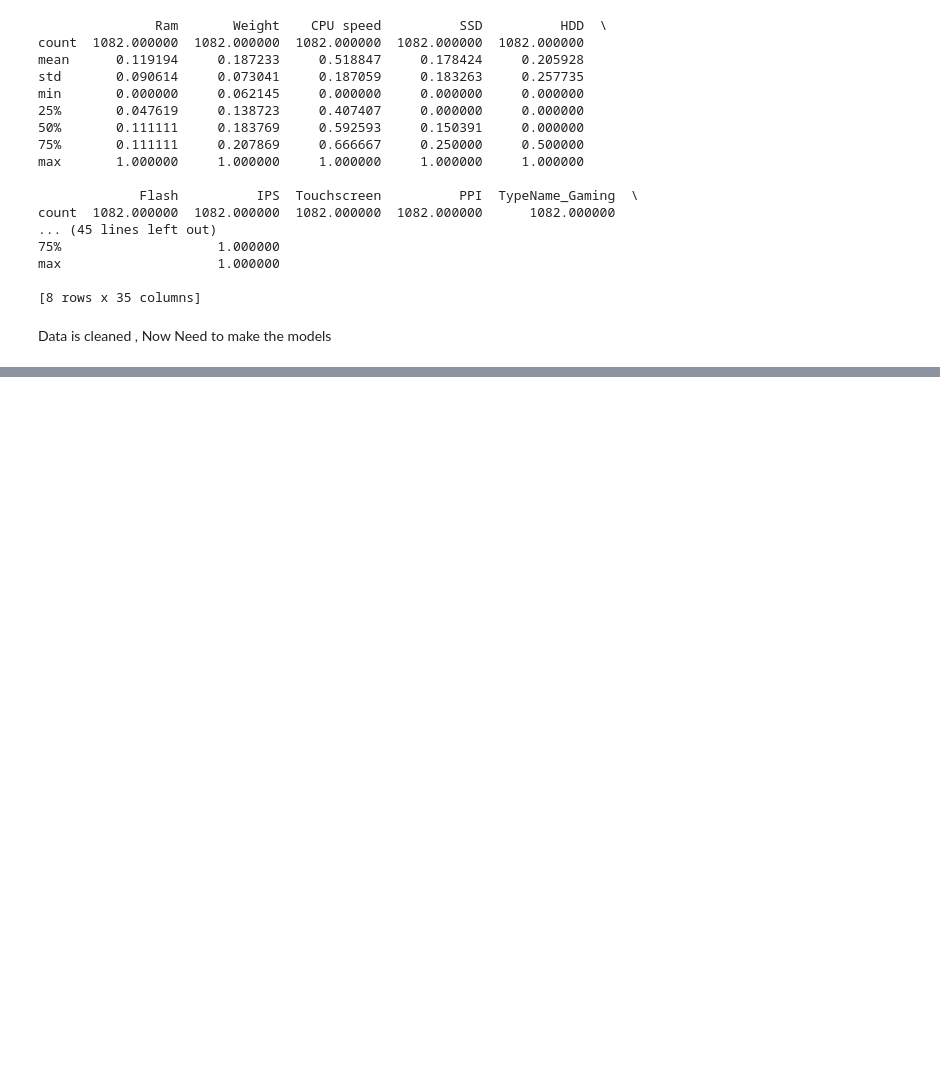
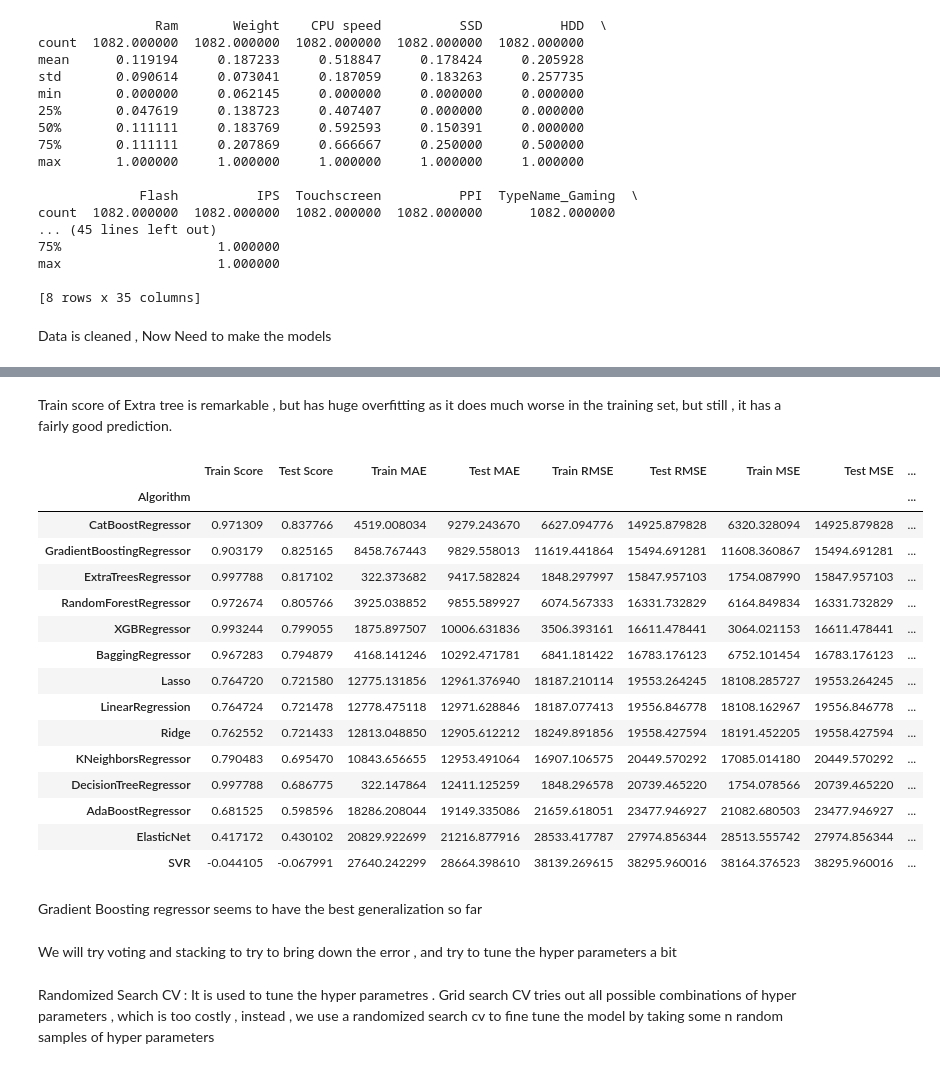
Before and after one commit to Lucius-40/ML-projects, a Jupyter notebook: Laptop Price Prediction/clean_and_predict.ipynb, the cells around one changed output, grey strips where cells are left out. Saved outputs shown, nothing was run; the diff lists cells and outputs as text; code cells hidden in the pictures; blank space fills up the shorter version.

```diff
--- a/Laptop Price Prediction/clean_and_predict.ipynb
+++ b/Laptop Price Prediction/clean_and_predict.ipynb
@@ -467,0 +489,28 @@ results
+# %% [markdown]
+Train score of Extra tree is remarkable , but has huge overfitting as it does much worse in the training set, but still , it has  a fairly good prediction.
+# %%
+results2
+# %% [output]
+|  | Train Score | Test Score | Train MAE | Test MAE | Train RMSE | Test RMSE | Train MSE | Test MSE | ... |
+| Algorithm |  |  |  |  |  |  |  |  | ... |
+| CatBoostRegressor | 0.971309 | 0.837766 | 4519.008034 | 9279.243670 | 6627.094776 | 14925.879828 | 6320.328094 | 14925.879828 | ... |
+| GradientBoostingRegressor | 0.903179 | 0.825165 | 8458.767443 | 9829.558013 | 11619.441864 | 15494.691281 | 11608.360867 | 15494.691281 | ... |
+| ExtraTreesRegressor | 0.997788 | 0.817102 | 322.373682 | 9417.582824 | 1848.297997 | 15847.957103 | 1754.087990 | 15847.957103 | ... |
+| RandomForestRegressor | 0.972674 | 0.805766 | 3925.038852 | 9855.589927 | 6074.567333 | 16331.732829 | 6164.849834 | 16331.732829 | ... |
+| XGBRegressor | 0.993244 | 0.799055 | 1875.897507 | 10006.631836 | 3506.393161 | 16611.478441 | 3064.021153 | 16611.478441 | ... |
+| BaggingRegressor | 0.967283 | 0.794879 | 4168.141246 | 10292.471781 | 6841.181422 | 16783.176123 | 6752.101454 | 16783.176123 | ... |
+| Lasso | 0.764720 | 0.721580 | 12775.131856 | 12961.376940 | 18187.210114 | 19553.264245 | 18108.285727 | 19553.264245 | ... |
+| LinearRegression | 0.764724 | 0.721478 | 12778.475118 | 12971.628846 | 18187.077413 | 19556.846778 | 18108.162967 | 19556.846778 | ... |
+| Ridge | 0.762552 | 0.721433 | 12813.048850 | 12905.612212 | 18249.891856 | 19558.427594 | 18191.452205 | 19558.427594 | ... |
+| KNeighborsRegressor | 0.790483 | 0.695470 | 10843.656655 | 12953.491064 | 16907.106575 | 20449.570292 | 17085.014180 | 20449.570292 | ... |
+| DecisionTreeRegressor | 0.997788 | 0.686775 | 322.147864 | 12411.125259 | 1848.296578 | 20739.465220 | 1754.078566 | 20739.465220 | ... |
+| AdaBoostRegressor | 0.681525 | 0.598596 | 18286.208044 | 19149.335086 | 21659.618051 | 23477.946927 | 21082.680503 | 23477.946927 | ... |
+| ElasticNet | 0.417172 | 0.430102 | 20829.922699 | 21216.877916 | 28533.417787 | 27974.856344 | 28513.555742 | 27974.856344 | ... |
+| SVR | -0.044105 | -0.067991 | 27640.242299 | 28664.398610 | 38139.269615 | 38295.960016 | 38164.376523 | 38295.960016 | ... |
+# %% [markdown]
+Gradient Boosting regressor seems to have the best generalization so far
+# %% [markdown]
+We will try voting and stacking to try to bring down the error , and try to tune the hyper parameters a bit
+# %% [markdown]
+Randomized Search CV :
+It is used to tune the hyper parametres . Grid search CV tries out all possible combinations of hyper parameters , which is too costly , instead , we use a randomized search cv to fine tune the model by taking some n random samples of hyper parameters
```
Also changed, not shown: parts of 32 cells of this notebook, 4 other files.
